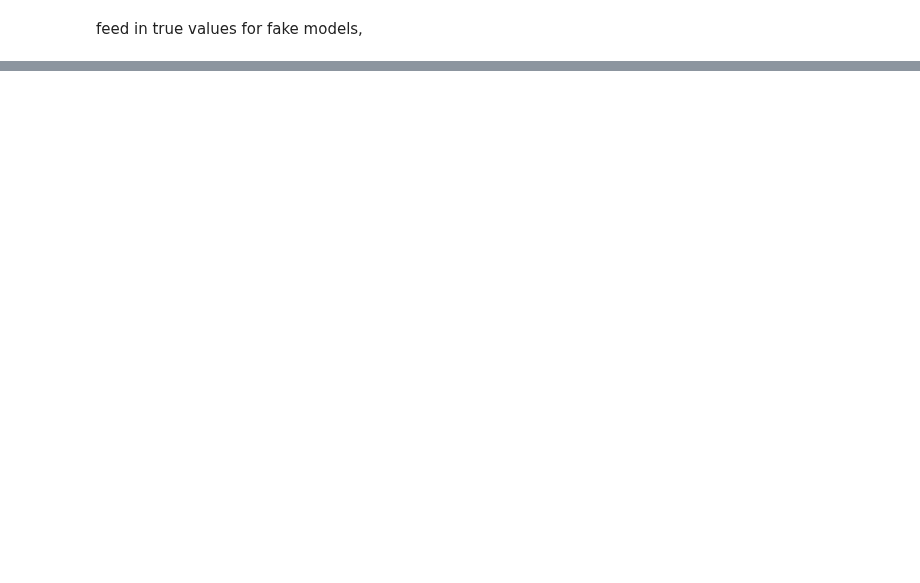
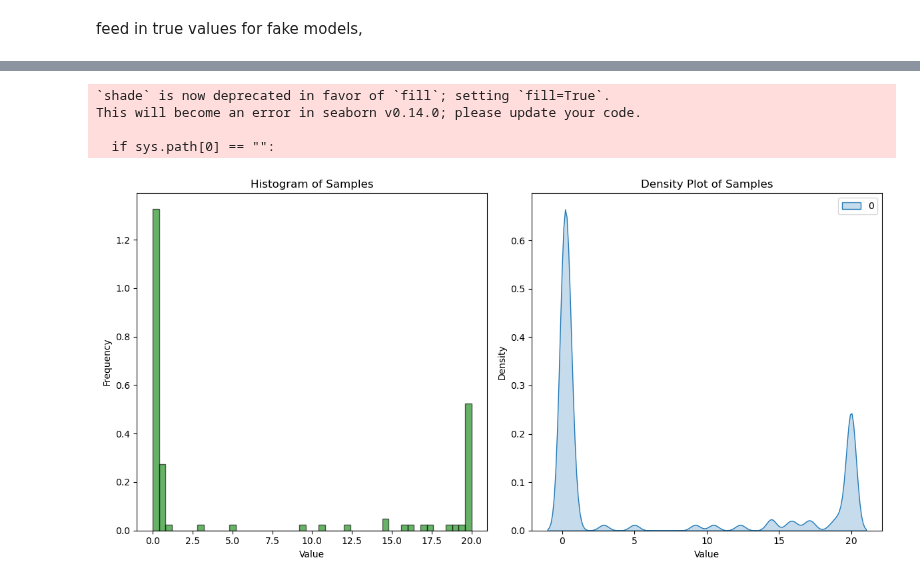
Before and after one commit to Thahit/Recommender_Sim, a Jupyter notebook: notebooks/test_state_intensity.ipynb, the cells around one changed output, grey strips where cells are left out. Cells and saved outputs as stored; diff of their text form; code cells hidden in the pictures; blank space fills up the shorter version.

```diff
--- a/notebooks/test_state_intensity.ipynb
+++ b/notebooks/test_state_intensity.ipynb
@@ -179,8 +199,8 @@ gen_model.load_state_dict(torch.load(path))
 # %%
-import torch.optim as optim
 sample_path = torch.as_tensor(sample_path)
-optimizer = optim.AdamW(gen_model.parameters(), lr=0.01,
+optimizer = optim.AdamW(train_model.parameters(), lr=0.001,
                         weight_decay=1e-7)
 # %%
-train(gen_model, sample_path, scoring_func=energy_score_loss,optimizer=optimizer, num_epochs=10, num_tries=20)
+train_single(train_model, sample_path, scoring_func=utils.energy_score_loss,
+            optimizer=optimizer, num_epochs=30, num_tries=10)
 # %% [output]
@@ -188,0 +275,4 @@ AttributeError: 'Tensor' object has no attribute 'backwards'
+# %%
+state = torch.zeros((1, state_size))
+samples = [train_model.sample_one(state).detach().numpy() for _ in range(100)]
+samples = np.array(samples)
@@ -188,0 +297,25 @@ AttributeError: 'Tensor' object has no attribute 'backwards'
+# %%
+plt.figure(figsize=(12, 6))
+
+# Histogram
+plt.subplot(1, 2, 1)
+plt.hist(samples, bins=50, density=True, alpha=0.6, color='g', edgecolor='black')
+plt.title('Histogram of Samples')
+plt.xlabel('Value')
+plt.ylabel('Frequency')
+
+# Density Plot
+plt.subplot(1, 2, 2)
+sns.kdeplot(samples, shade=True, color='g', bw_adjust=0.1)
+plt.title('Density Plot of Samples')
+plt.xlabel('Value')
+plt.ylabel('Density')
+
+plt.tight_layout()
+plt.show()
+# %% [output]
+`shade` is now deprecated in favor of `fill`; setting `fill=True`.
+This will become an error in seaborn v0.14.0; please update your code.
+
+  if sys.path[0] == "":
+[figure, added]
```
Also changed, not shown: parts of 15 cells of this notebook, 1 other file.
